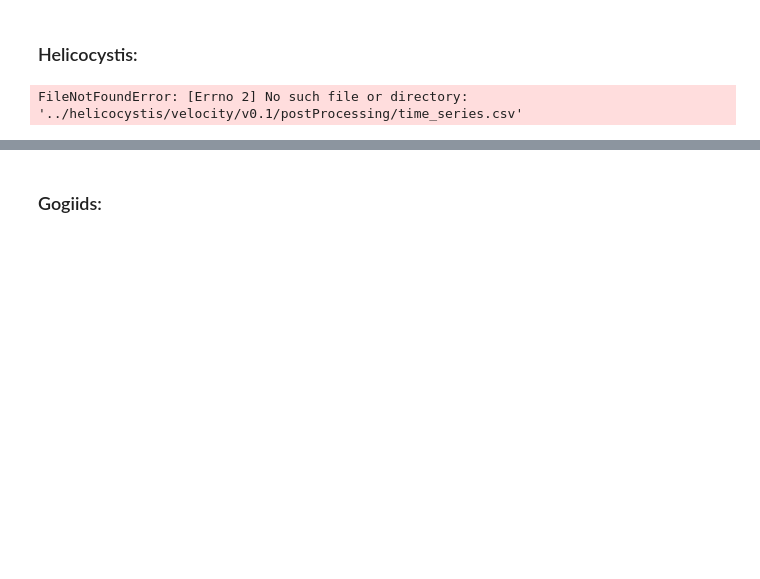
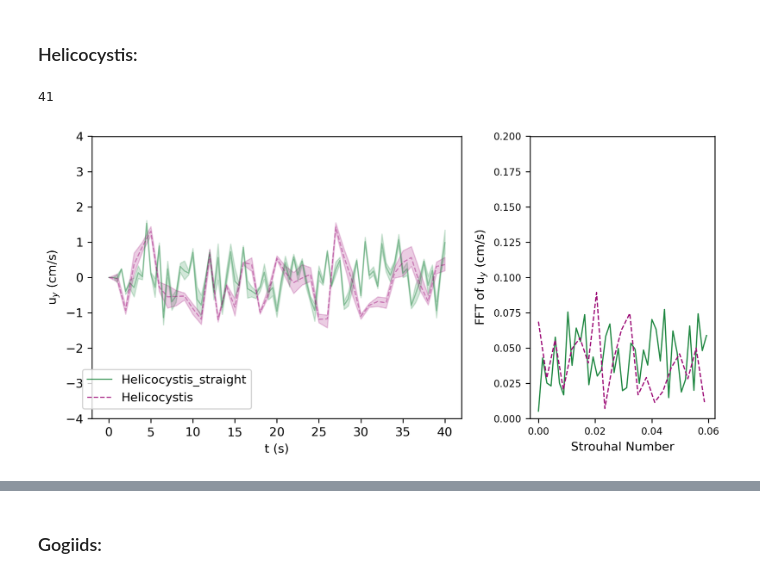
Before and after one commit to jwm212/spirals, a Jupyter notebook: analysis/time_series_analysis.ipynb, the cells around one changed output, grey strips where cells are left out. Drawn from its saved outputs; the diff is of its cells as text; code cells hidden in the pictures; blank space fills up the shorter version.

```diff
--- a/analysis/time_series_analysis.ipynb
+++ b/analysis/time_series_analysis.ipynb
@@ -131,9 +297,12 @@ plt.savefig('time_series_edrioasteroids.pdf', dpi=300)
 # %%
 time_series_helico = U_read('helicocystis', 'time_series.csv')
 time_series_helico_straight = U_read('helicocystis_straight', 'time_series.csv')
-FFT_helico = FFT_read('helicocystis', 'FFT.csv', 0.03)
-FFT_helico_straight = FFT_read('helicocystis_straight', 'FFT.csv', 0.03)
-plot('Helicocystis', 'Helicocystis_straight', time_series_helico, time_series_helico_straight, FFT_helico, FFT_helico_straight)
-plt.savefig('time_series_helicocystis.pdf', dpi=300)
+print(time_series_helico.shape[1])
+FFT_helico = FFT_read('helicocystis', 'FFT.csv', 0.012)
+FFT_helico_straight = FFT_read('helicocystis_straight', 'FFT.csv', 0.012)
+#plot('Helicocystis', 'Helicocystis_straight', 1, 0.5, time_series_helico, time_series_helico_straight, FFT_helico, FFT_helico_straight)
+plot('Helicocystis_straight', 'Helicocystis', 0.5, 1, time_series_helico_straight, time_series_helico, FFT_helico_straight, FFT_helico)
+#plt.savefig('time_series_helicocystis.pdf', dpi=300)
 # %% [output]
-FileNotFoundError: [Errno 2] No such file or directory: '../helicocystis/velocity/v0.1/postProcessing/time_series.csv'
+41
+[figure, added]
```
Also changed, not shown: parts of 12 cells of this notebook.
